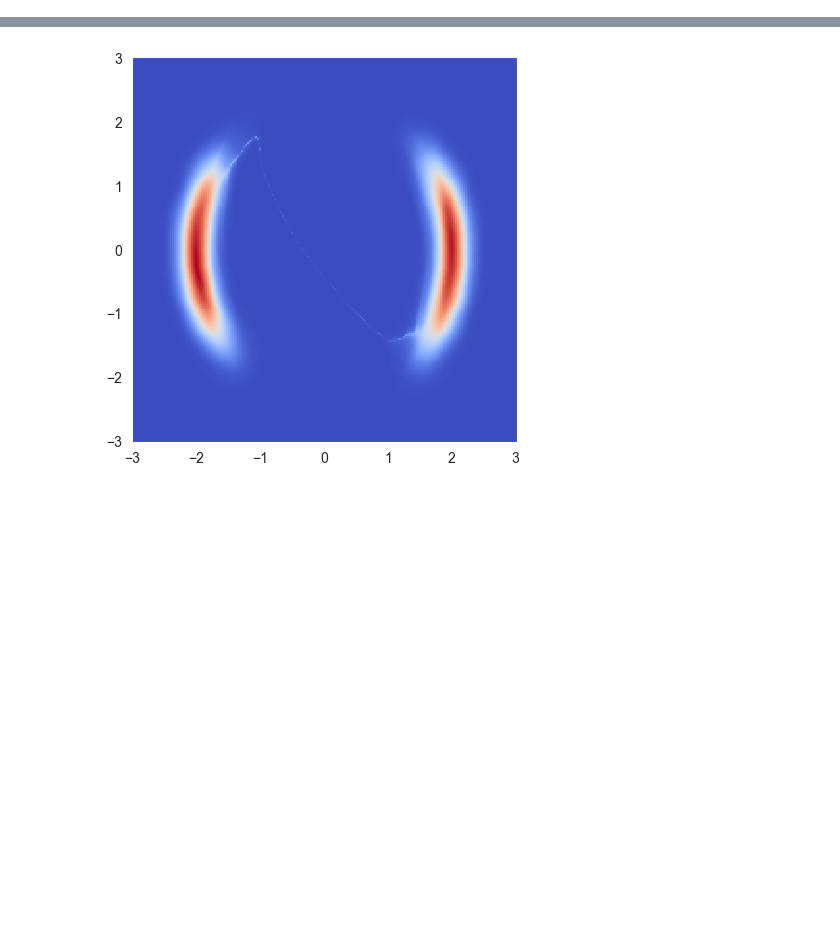
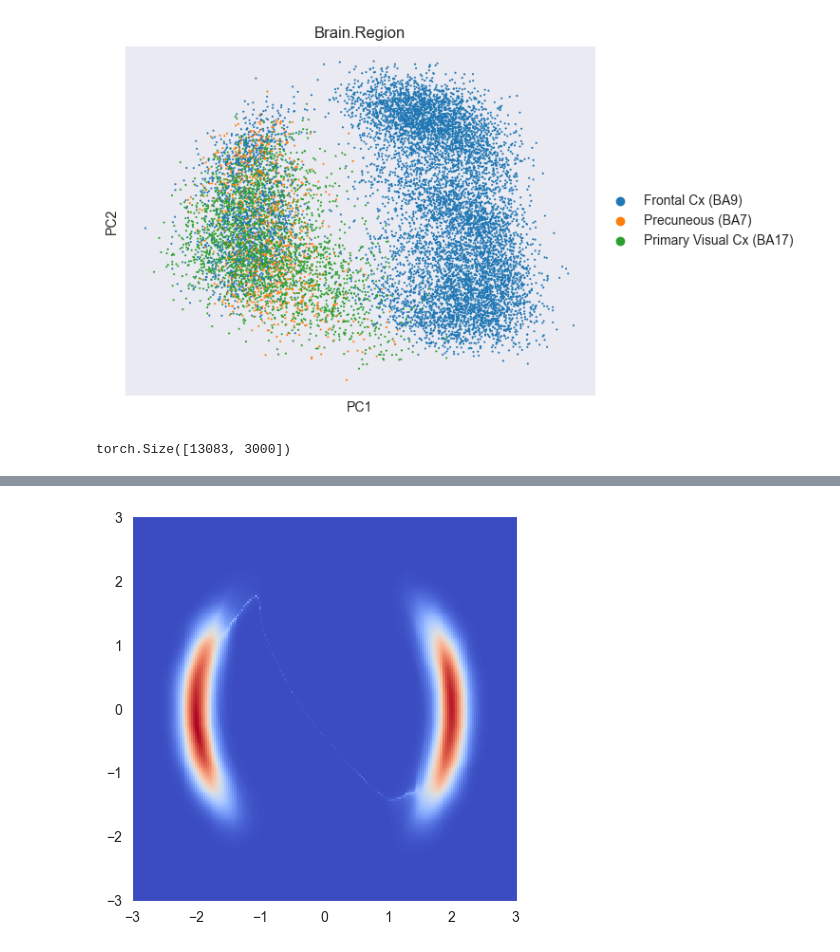
Before and after one commit to Shaunakm07/Single-Cell-Alzheimers, a Jupyter notebook: normalising_flows.ipynb, the cells around one changed output, grey strips where cells are left out. Saved outputs shown, nothing was run; the diff lists cells and outputs as text; code cells hidden in the pictures; blank space fills up the shorter version.

```diff
--- a/normalising_flows.ipynb
+++ b/normalising_flows.ipynb
@@ -7,4 +7,12 @@ from matplotlib import pyplot as plt
 
 from tqdm import tqdm
 # %%
-data =
+import scanpy as sc
+adata = sc.read("processed_files/glutamatergic_als_highly_var.h5ad")
+# %%
+eg_subject = adata[adata.obs["donor_id"] == "35"]
+
+sc.pp.pca(eg_subject, n_comps=2)
+sc.pl.pca(eg_subject, color="Brain.Region")
+# %% [output]
+[figure, added]
@@ -11,3 +22,7 @@ data =
+# %%
+data.shape
+# %% [output]
+torch.Size([13083, 3000])
 # %%
 # Set up model
 
```
Also changed, not shown: parts of 5 cells of this notebook, 1 other file.
